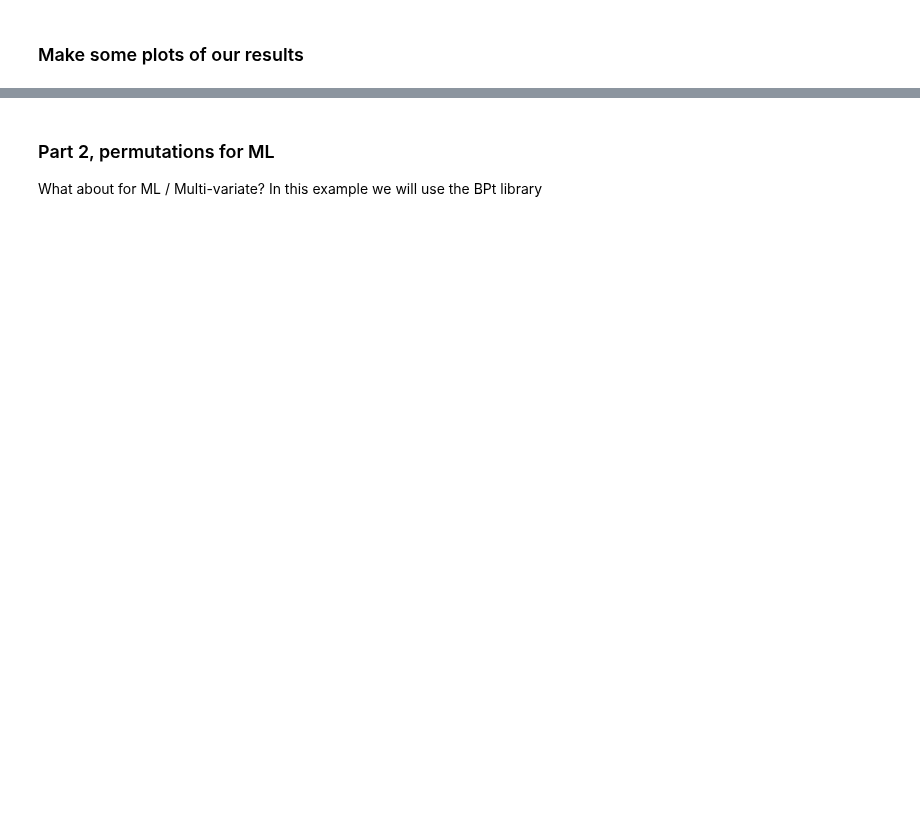
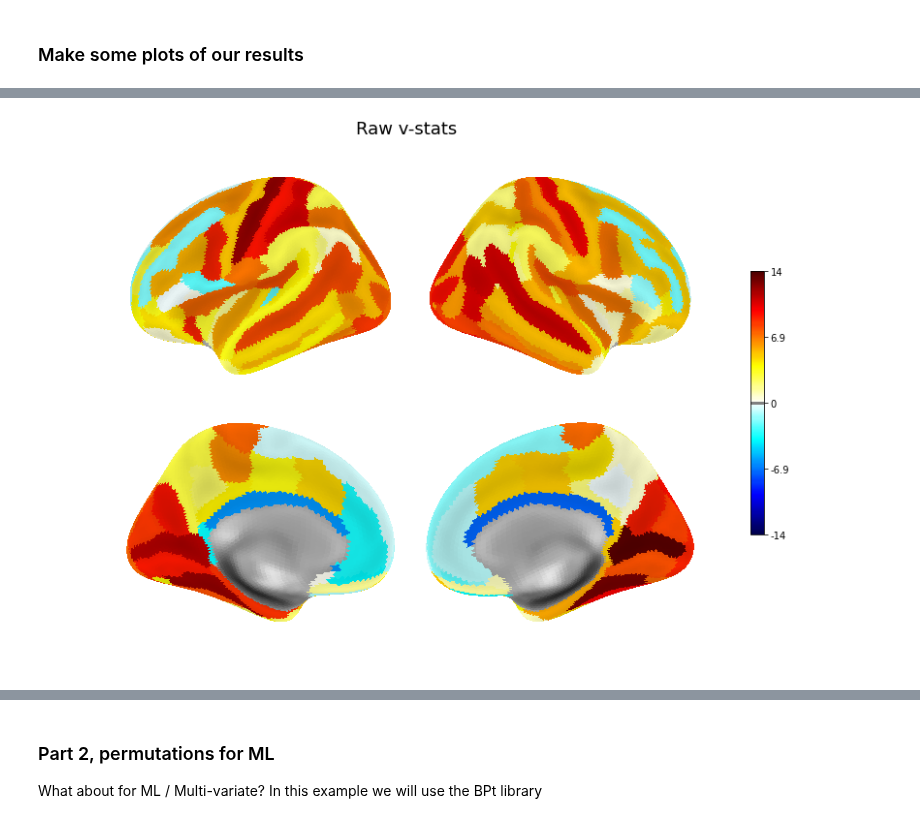
Before and after one commit to sahahn/neurotools, a Jupyter notebook: src_doc/source/permutations.ipynb, the cells around one changed output, grey strips where cells are left out. Saved outputs shown, nothing was run; the diff lists cells and outputs as text; code cells hidden in the pictures; blank space fills up the shorter version.

```diff
--- a/src_doc/source/permutations.ipynb
+++ b/src_doc/source/permutations.ipynb
@@ -99,6 +97,7 @@ def to_vertex(vals, names, space='fsaverage'):
 # %%
-roi_names = list(data[thick])
-v = to_vertex(original_scores, roi_names)
+v = pd.Series(original_scores, index=roi_names)
 plot(v, title='Raw v-stats', threshold=.1)
+# %% [output]
+[figure, added]
 # %%
 neg_log_pvals = -np.log10(pvals)
```
Also changed, not shown: parts of 9 cells of this notebook.
